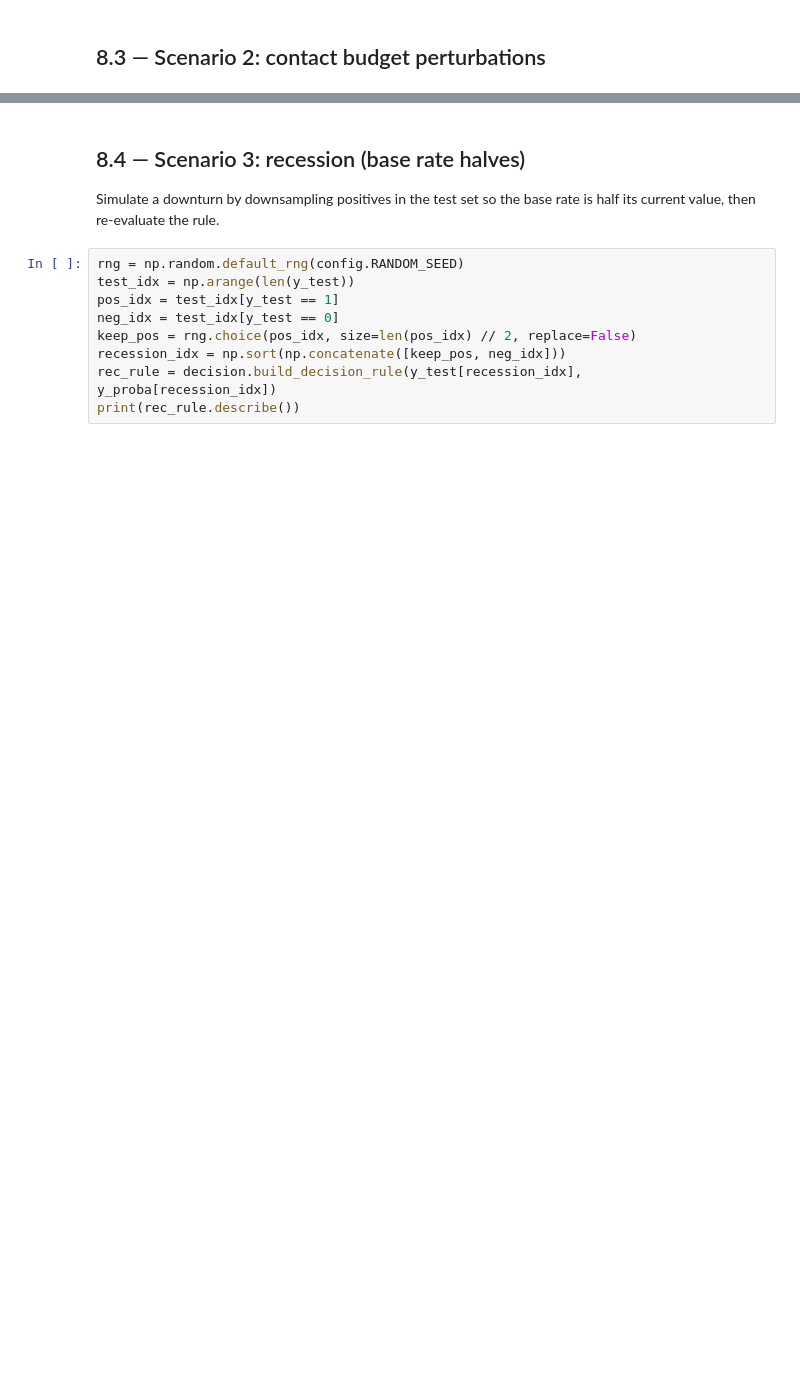
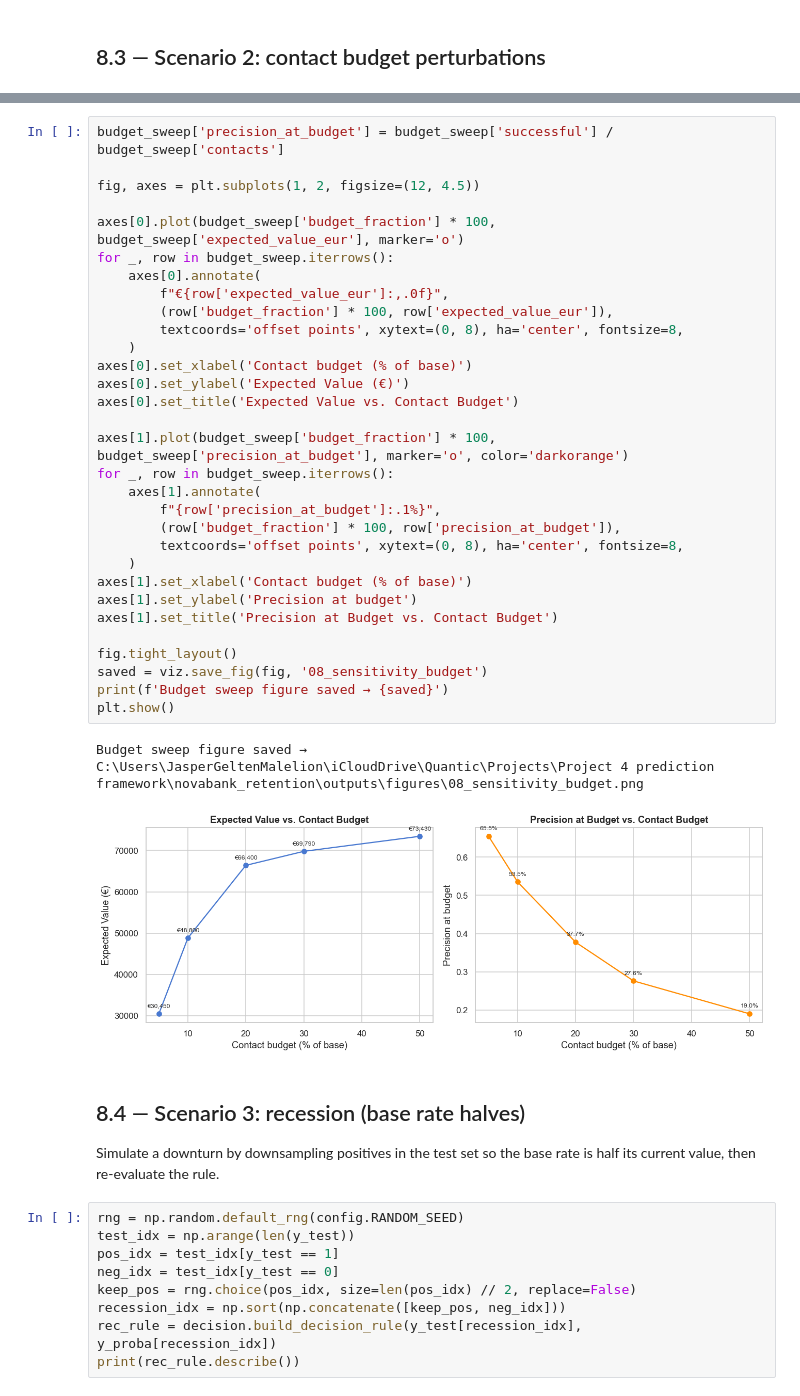
Before and after one commit to Jasper040/Project-4-prediction-framework, a Jupyter notebook: notebooks/08_sensitivity_analysis.ipynb, the cells around one changed output, grey strips where cells are left out. Drawn from its saved outputs; the diff is of its cells as text; blank space fills up the shorter version.

```diff
--- a/notebooks/08_sensitivity_analysis.ipynb
+++ b/notebooks/08_sensitivity_analysis.ipynb
@@ -65,3 +116,37 @@ budget_sweep
+# %%
+budget_sweep['precision_at_budget'] = budget_sweep['successful'] / budget_sweep['contacts']
+
+fig, axes = plt.subplots(1, 2, figsize=(12, 4.5))
+
+axes[0].plot(budget_sweep['budget_fraction'] * 100, budget_sweep['expected_value_eur'], marker='o')
+for _, row in budget_sweep.iterrows():
+    axes[0].annotate(
+        f"€{row['expected_value_eur']:,.0f}",
+        (row['budget_fraction'] * 100, row['expected_value_eur']),
+        textcoords='offset points', xytext=(0, 8), ha='center', fontsize=8,
+    )
+axes[0].set_xlabel('Contact budget (% of base)')
+axes[0].set_ylabel('Expected Value (€)')
+axes[0].set_title('Expected Value vs. Contact Budget')
+
+axes[1].plot(budget_sweep['budget_fraction'] * 100, budget_sweep['precision_at_budget'], marker='o', color='darkorange')
+for _, row in budget_sweep.iterrows():
+    axes[1].annotate(
+        f"{row['precision_at_budget']:.1%}",
+        (row['budget_fraction'] * 100, row['precision_at_budget']),
+        textcoords='offset points', xytext=(0, 8), ha='center', fontsize=8,
+    )
+axes[1].set_xlabel('Contact budget (% of base)')
+axes[1].set_ylabel('Precision at budget')
+axes[1].set_title('Precision at Budget vs. Contact Budget')
+
+fig.tight_layout()
+saved = viz.save_fig(fig, '08_sensitivity_budget')
+print(f'Budget sweep figure saved → {saved}')
+plt.show()
+# %% [output]
+Budget sweep figure saved → C:\Users\JasperGeltenMalelion\iCloudDrive\Quantic\Projects\Project 4 prediction framework\novabank_retention\outputs\figures\08_sensitivity_budget.png
+[figure, added]
 # %% [markdown]
 ## 8.4 — Scenario 3: recession (base rate halves)
 
```
Also changed, not shown: parts of 7 cells of this notebook, 4 other files.
